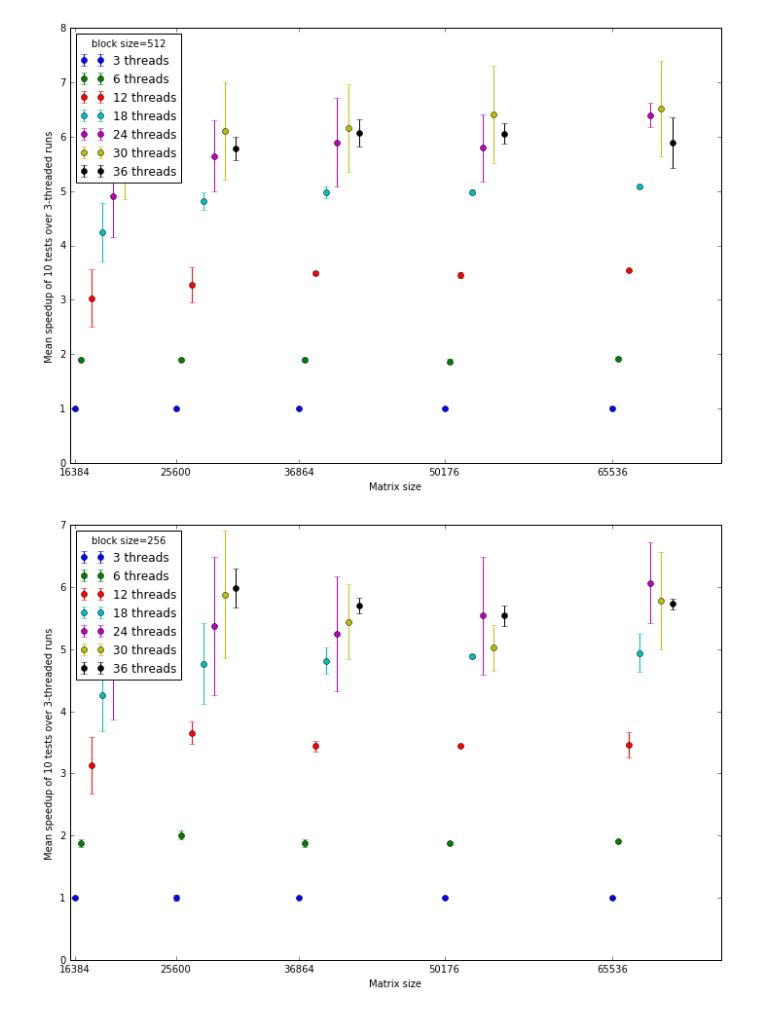
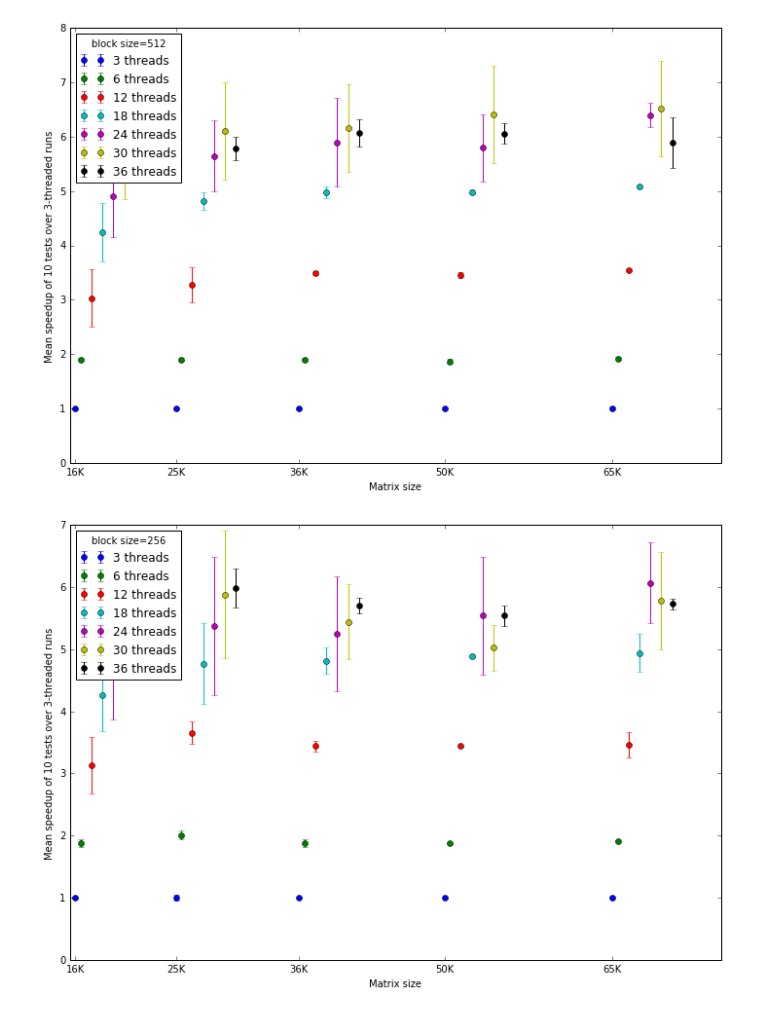
Before and after one commit to ecrc/stars-h, a Jupyter notebook: testing/spatial_performance/Untitled.ipynb, the cells around one changed output. Cells and saved outputs as stored; diff of their text form; code cells hidden in the pictures.

```diff
--- a/testing/spatial_performance/Untitled.ipynb
+++ b/testing/spatial_performance/Untitled.ipynb
@@ -76,27 +76,28 @@ def prepare_data_cmp(data, data2):
     return mean, sigma
 
 size = np.array(sqrtns)**2
+size_name = [str(int(tmp_size/1000.))+"K" for tmp_size in size]
 draw_bs = block_sizes
 draw_nthreads = [0, 1, 3, 5, 7, 9, 11]
 # %%
 mean, sigma = prepare_data(batch_data_time)
 
 for bs in draw_bs:
     fig, ax = plt.subplots(figsize=(12,8))
     bs_index = block_sizes.index(bs)
     for i in draw_nthreads:
         ax.errorbar(size+500*i, mean[:, bs_index, i], sigma[:, bs_index, i], fmt = "o",
                     label="{} threads".format(3*i+3))
     ax.set_xticks(size)
     ax.set_xlim(size[0]-500, size[-1]+10000)
-    ax.set_xticklabels(size)
+    ax.set_xticklabels(size_name)
     ax.set_xlabel("Matrix size")
     ax.set_ylabel("Mean speedup of 10 tests over 3-threaded runs")
     #ax.set_yticklabels(np.arange())
     ax.legend(title="block size={}".format(bs), loc=2)
     plt.savefig("batched_speedup_bs{}.pdf".format(bs))
     plt.show()
     plt.close()
 # %% [output]
-[figure, old version]
+[figure, new version]
-[figure, old version]
+[figure, new version]
```
Also changed, not shown: parts of 5 cells of this notebook, 1 other file.
